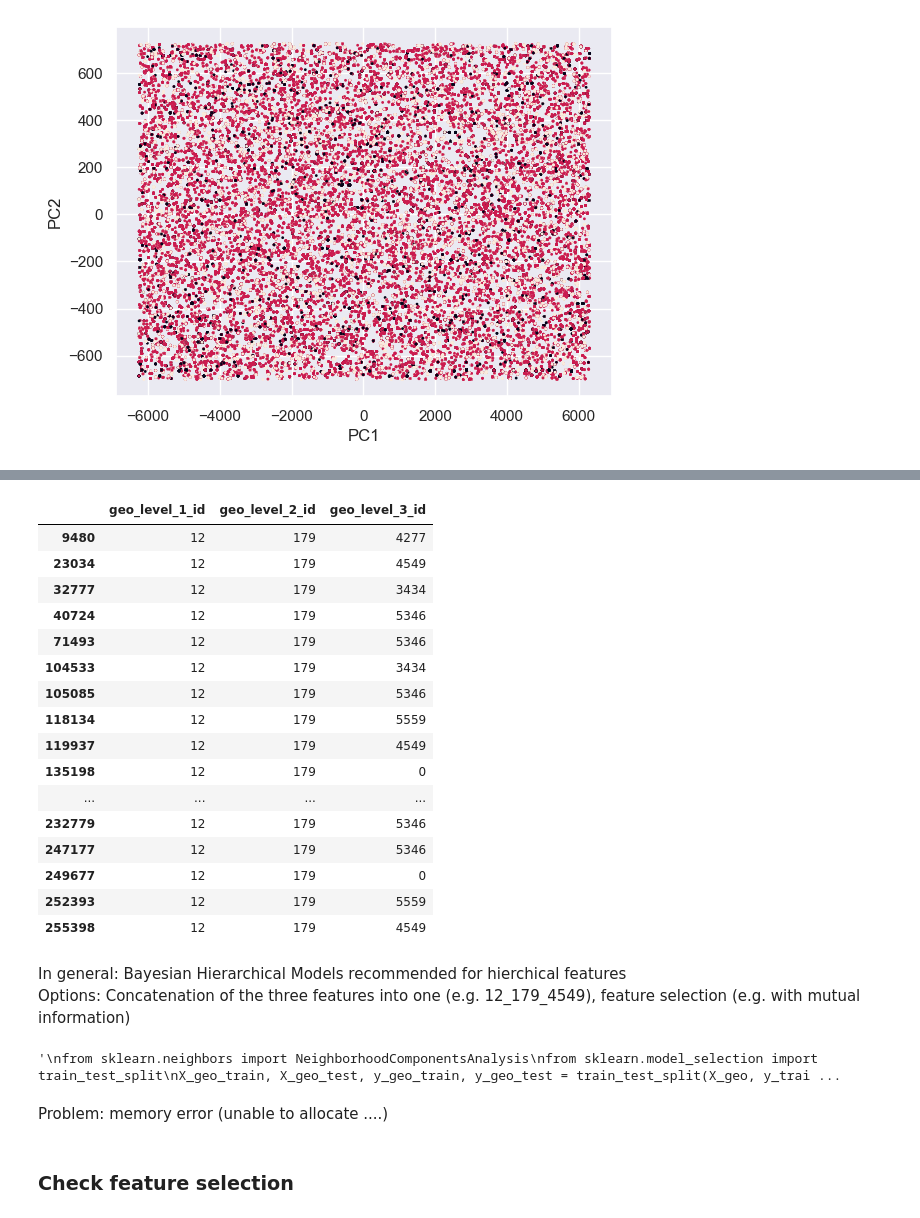
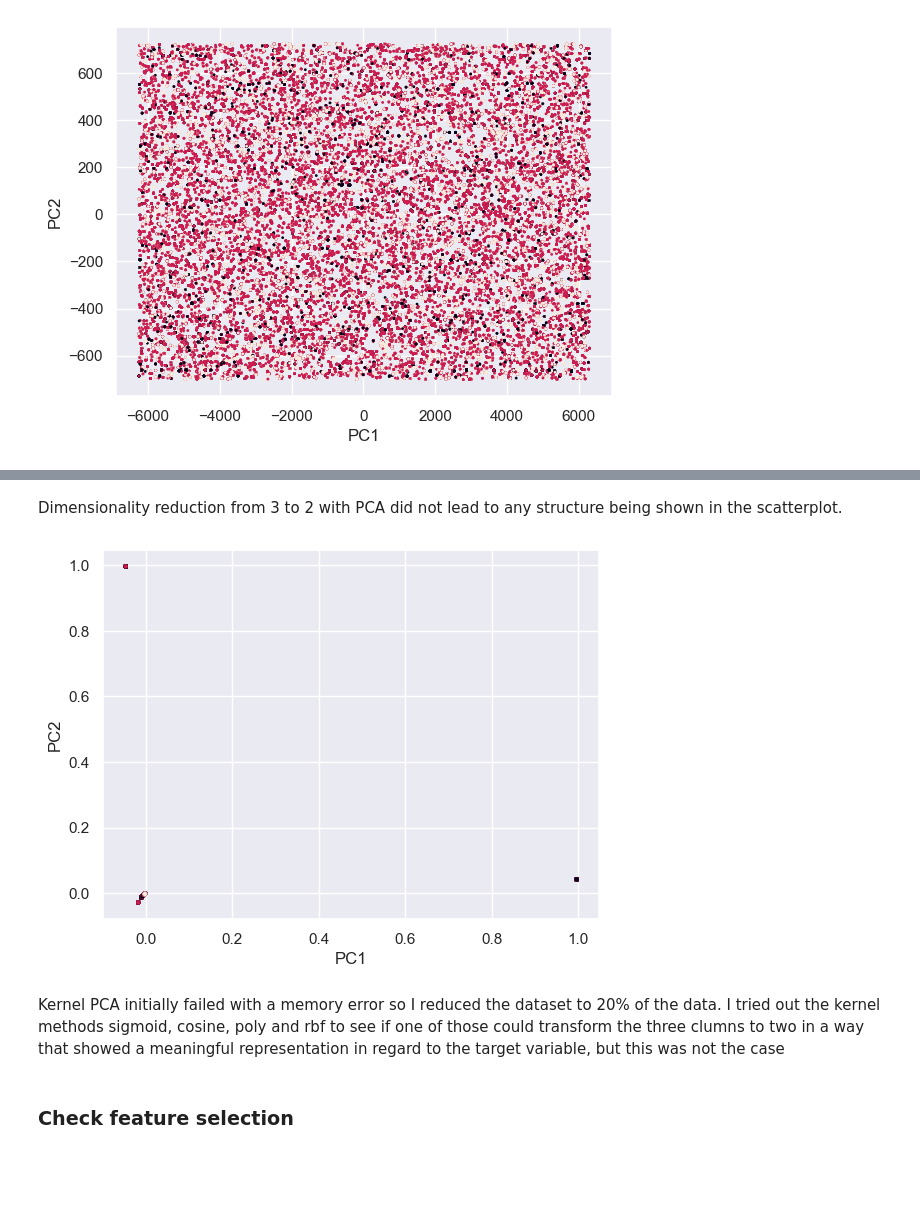
Before and after one commit to JohannBlaesche/DS-Lab-Failures-in-cellular-apoptosis, a Jupyter notebook: notebooks/3_geo_ids.ipynb, the cells around one changed output, grey strips where cells are left out. Cells and saved outputs as stored; diff of their text form; code cells hidden in the pictures; blank space fills up the shorter version.

Commit message:
Added kernel pca with smaller fraction of dataset

```diff
--- a/notebooks/3_geo_ids.ipynb
+++ b/notebooks/3_geo_ids.ipynb
@@ -44,15 +41,0 @@ Kernel PCA failed due to a storage allocation error.
-# %%
-import prince
-#TODO: add prince library to requirements if useful library
-X_geo = X_geo.astype('category')
-'''
-mca = prince.MCA(
-    n_components=2,
-    n_iter=3,
-    copy=True,
-    check_input=True,
-    engine='sklearn',
-    random_state=42
-)
-mca = mca.fit(X_geo)
-'''
@@ -84,44 +42,19 @@ X_geo.groupby(['geo_level_1_id']).count()
-# %%
-X_geo[X_geo['geo_level_2_id']==179]
-# %% [output]
-|  | geo_level_1_id | geo_level_2_id | geo_level_3_id |
-| 9480 | 12 | 179 | 4277 |
-| 23034 | 12 | 179 | 4549 |
-| 32777 | 12 | 179 | 3434 |
-| 40724 | 12 | 179 | 5346 |
-| 71493 | 12 | 179 | 5346 |
-| 104533 | 12 | 179 | 3434 |
-| 105085 | 12 | 179 | 5346 |
-| 118134 | 12 | 179 | 5559 |
-| 119937 | 12 | 179 | 4549 |
-| 135198 | 12 | 179 | 0 |
-| ... | ... | ... | ... |
-| 232779 | 12 | 179 | 5346 |
-| 247177 | 12 | 179 | 5346 |
-| 249677 | 12 | 179 | 0 |
-| 252393 | 12 | 179 | 5559 |
-| 255398 | 12 | 179 | 4549 |
-# %% [markdown]
-In general: Bayesian Hierarchical Models recommended for hierchical features
-Options: Concatenation of the three features into one (e.g. 12_179_4549), feature selection (e.g. with mutual information)
-# %%
-'''
-from sklearn.neighbors import NeighborhoodComponentsAnalysis
-from sklearn.model_selection import train_test_split
-X_geo_train, X_geo_test, y_geo_train, y_geo_test = train_test_split(X_geo, y_train)
-
-nca = NeighborhoodComponentsAnalysis(n_components=2, random_state=42)
-nca.fit(X_geo_train, y_geo_train['damage_grade'])
-X_geo_test_nca = nca.transform(X_geo_test)
-plt.scatter(X_geo_test_nca[:, 0], X_geo_test_nca[:, 1], s=1, c=y_geo_train["damage_grade"])
-plt.xlabel("PC1")
-plt.ylabel("PC2")
-plt.show()
-'''
-# %% [output]
-'\nfrom sklearn.neighbors import NeighborhoodComponentsAnalysis\nfrom sklearn.model_selection import train_test_split\nX_geo_train, X_geo_test, y_geo_train, y_geo_test = train_test_split(X_geo, y_trai ...
-# %% [markdown]
-Problem: memory error (unable to allocate ....)
+# %% [markdown]
+Dimensionality reduction from 3 to 2 with PCA did not lead to any structure being shown in the scatterplot.
+# %%
+total_rows = X_geo.shape[0]
+fraction_size = int(total_rows*0.2)
+X_geo_fraction = X_geo[0:fraction_size]
+y_train_fraction = y_train[0:fraction_size]
+x_new = KernelPCA(n_components=2, kernel="rbf").fit_transform(X_geo_fraction)
+plt.scatter(x_new[:, 0], x_new[:, 1], s=5, c=y_train_fraction["damage_grade"])
+plt.xlabel("PC1")
+plt.ylabel("PC2")
+plt.show()
+# %% [output]
+[figure, added]
+# %% [markdown]
+Kernel PCA initially failed with a memory error so I reduced the dataset to 20% of the data. I tried out the kernel methods sigmoid, cosine, poly and rbf to see if one of those could transform the three clumns to two in a way that showed a meaningful representation in regard to the target variable, but this was not the case
 # %% [markdown]
 ### Check feature selection
 # %%
```
Also changed, not shown: parts of 11 cells of this notebook.
